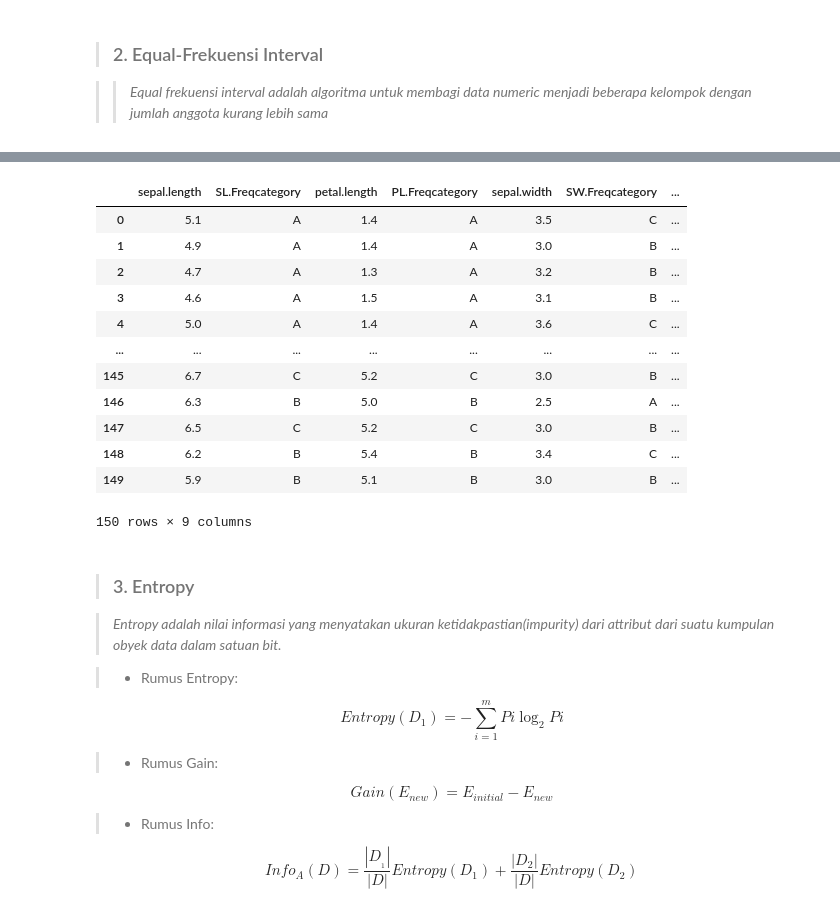
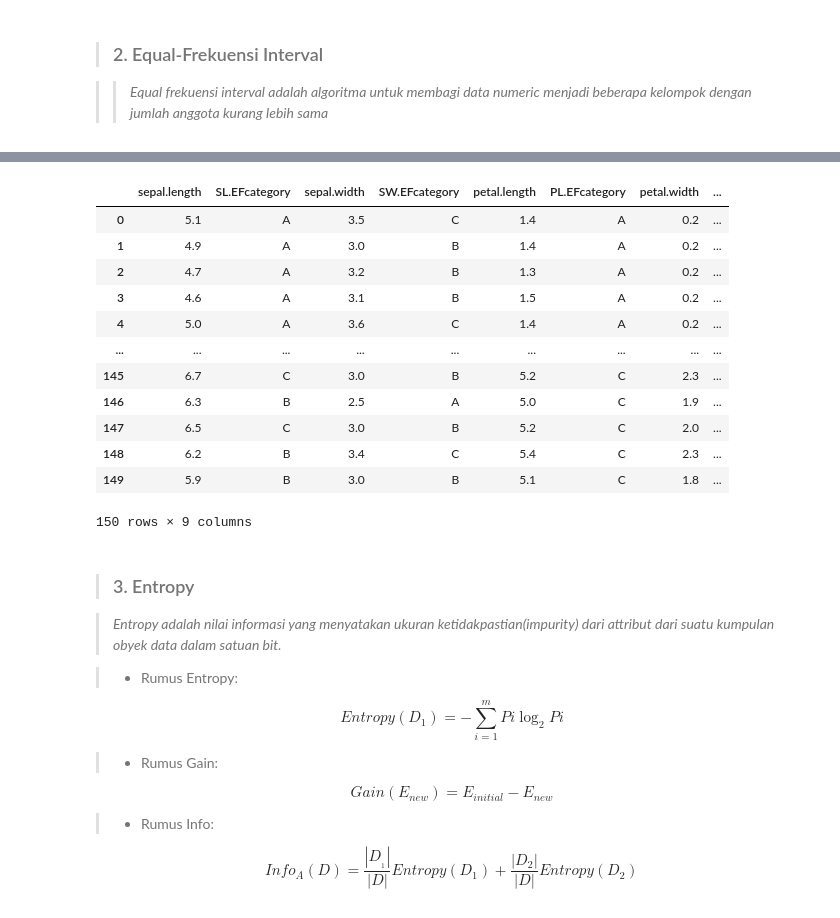
Before and after one commit to AriAndiM/datamining2, a Jupyter notebook: _sources/tugas 2.ipynb, the cells around one changed output, grey strips where cells are left out. Cells and saved outputs as stored; diff of their text form; code cells hidden in the pictures.

```diff
--- a/_sources/tugas 2.ipynb
+++ b/_sources/tugas 2.ipynb
@@ -198,10 +214,0 @@ Menampilkan hasil pembagian category
-# %%
-data_sepal_lengthEF["category"] = toCategory(interval_sepal_length,"sepal.length")
-data_sepal_widthEF["category"] = toCategory(interval_sepal_width,"sepal.width")
-data_petal_lengthEF["category"] = toCategory(interval_petal_length,"petal.length")
-data_petal_widthEF["category"] = toCategory(interval_petal_width,"petal.width")
-
-display(data_sepal_lengthEF)
-display(data_sepal_widthEF)
-display(data_petal_lengthEF)
-display(data_petal_widthEF)
@@ -261,33 +215,34 @@ display(data_petal_widthEF)
-# %%
-equalFrequency = pd.DataFrame([])
-equalFrequency["sepal.length"] = data_iris["sepal.length"]
-equalFrequency['SL.Freqcategory'] = data_sepal_lengthEF["category"]
-
-equalFrequency["petal.length"] = data_iris["petal.length"]
-equalFrequency["PL.Freqcategory"] = data_sepal_lengthEF["category"]
-
-equalFrequency["sepal.width"] = data_iris["sepal.width"]
-equalFrequency["SW.Freqcategory"] = data_sepal_widthEF["category"]
-
-equalFrequency["petal.width"] = data_iris["petal.width"]
-equalFrequency["PW.Freqcategory"] = data_petal_widthEF["category"]
-
-equalFrequency["variety"] = data_iris[["variety"]]
-equalFrequency
-# %% [output]
-|  | sepal.length | SL.Freqcategory | petal.length | PL.Freqcategory | sepal.width | SW.Freqcategory | ... |
-| 0 | 5.1 | A | 1.4 | A | 3.5 | C | ... |
-| 1 | 4.9 | A | 1.4 | A | 3.0 | B | ... |
-| 2 | 4.7 | A | 1.3 | A | 3.2 | B | ... |
-| 3 | 4.6 | A | 1.5 | A | 3.1 | B | ... |
-| 4 | 5.0 | A | 1.4 | A | 3.6 | C | ... |
-| ... | ... | ... | ... | ... | ... | ... | ... |
-| 145 | 6.7 | C | 5.2 | C | 3.0 | B | ... |
-| 146 | 6.3 | B | 5.0 | B | 2.5 | A | ... |
-| 147 | 6.5 | C | 5.2 | C | 3.0 | B | ... |
-| 148 | 6.2 | B | 5.4 | B | 3.4 | C | ... |
-| 149 | 5.9 | B | 5.1 | B | 3.0 | B | ... |
-150 rows × 9 columns
+# %%
+#membuat data frame untuk hasil equal frekuensi
+Equal_Frequency = pd.DataFrame([])
+Equal_Frequency ["sepal.length"] = data_iris["sepal.length"]
+Equal_Frequency ["SL.EFcategory"] = data_sepal_lengthEF["Category"]
+
+Equal_Frequency ["sepal.width"] = data_iris["sepal.width"]
+Equal_Frequency ["SW.EFcategory"] = data_sepal_widthEF ["Category"]
+
+Equal_Frequency ["petal.length"] = data_iris["petal.length"]
+Equal_Frequency ["PL.EFcategory"] = data_petal_lengthEF["Category"]
+
+Equal_Frequency ["petal.width"] = data_iris["petal.width"]
+Equal_Frequency ["PW.EFcategory"] = data_petal_lengthEF["Category"]
+
+Equal_Frequency ["Variety"] = data_iris["variety"]
+Equal_Frequency
+# %% [output]
+|  | sepal.length | SL.EFcategory | sepal.width | SW.EFcategory | petal.length | PL.EFcategory | petal.width | ... |
+| 0 | 5.1 | A | 3.5 | C | 1.4 | A | 0.2 | ... |
+| 1 | 4.9 | A | 3.0 | B | 1.4 | A | 0.2 | ... |
+| 2 | 4.7 | A | 3.2 | B | 1.3 | A | 0.2 | ... |
+| 3 | 4.6 | A | 3.1 | B | 1.5 | A | 0.2 | ... |
+| 4 | 5.0 | A | 3.6 | C | 1.4 | A | 0.2 | ... |
+| ... | ... | ... | ... | ... | ... | ... | ... | ... |
+| 145 | 6.7 | C | 3.0 | B | 5.2 | C | 2.3 | ... |
+| 146 | 6.3 | B | 2.5 | A | 5.0 | C | 1.9 | ... |
+| 147 | 6.5 | C | 3.0 | B | 5.2 | C | 2.0 | ... |
+| 148 | 6.2 | B | 3.4 | C | 5.4 | C | 2.3 | ... |
+| 149 | 5.9 | B | 3.0 | B | 5.1 | C | 1.8 | ... |
+150 rows × 9 columns
 # %% [markdown]
 >### 3. Entropy
 
```
Also changed, not shown: parts of 7 cells of this notebook, 2 other files.
